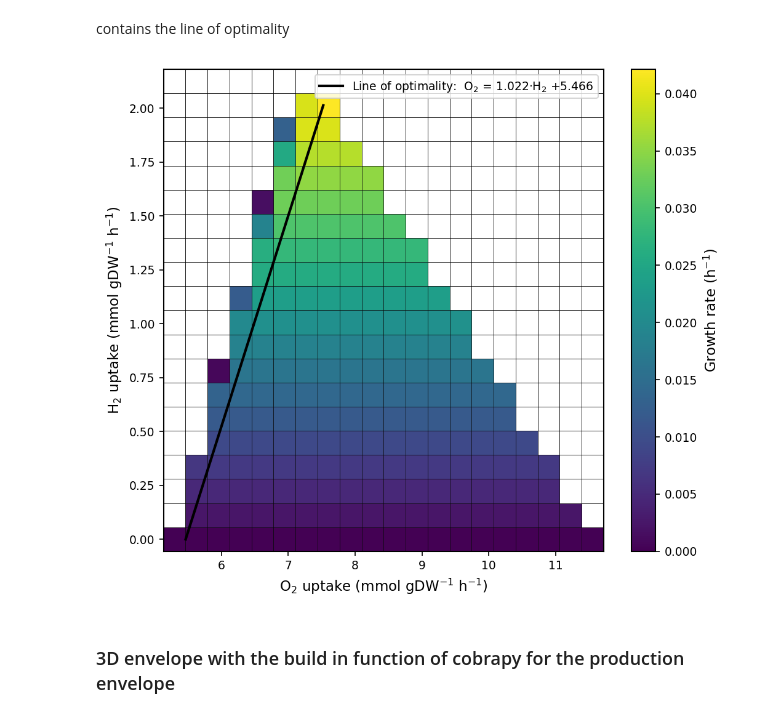
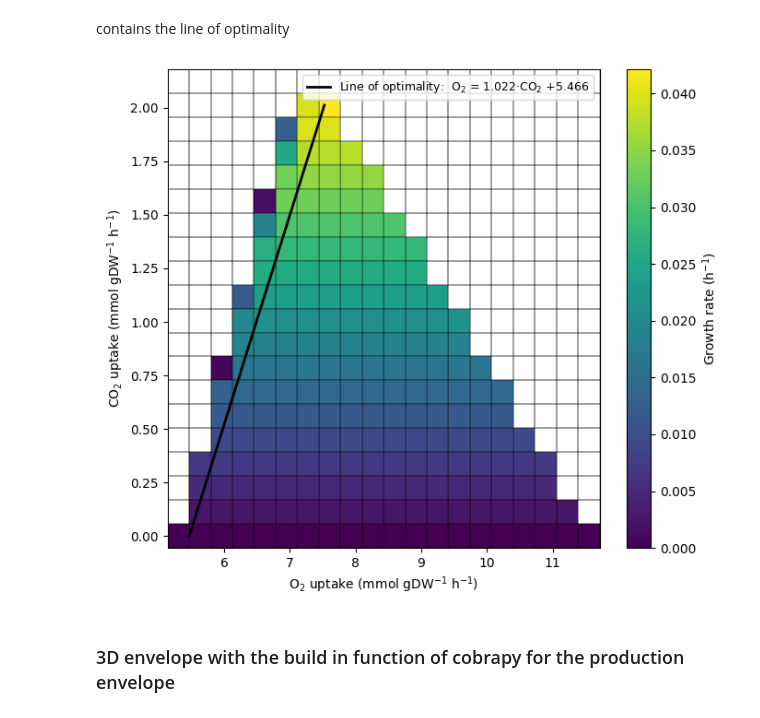
Before and after one commit to AzizBenA/iABA974_SoF1_GEM, a Jupyter notebook: Scripts/Model_manipulation.ipynb, the cells around one changed output. Saved outputs shown, nothing was run; the diff lists cells and outputs as text; code cells hidden in the pictures.

```diff
--- a/Scripts/Model_manipulation.ipynb
+++ b/Scripts/Model_manipulation.ipynb
@@ -1834,36 +1786,36 @@ opt_model.fit(x_opt.reshape(-1,1), y_opt)
 
 m_opt = float(opt_model.coef_[0])
 b_opt = float(opt_model.intercept_)
 
 # ----------------------------
 # Plot line of optimality
 # ----------------------------
 h2_line = np.linspace(x_opt.min(), x_opt.max(), 300)
 o2_line_opt = m_opt * h2_line + b_opt
 
 ax.plot(
     o2_line_opt,
     h2_line,
     color="black",
     linewidth=2,
-    label=f"Line of optimality:  O$_2$ = {m_opt:.3f}·H$_2$ {b_opt:+.3f}",
+    label=f"Line of optimality:  O$_2$ = {m_opt:.3f}·CO$_2$ {b_opt:+.3f}",
 )
 
 # ----------------------------
 # Colorbar and labels
 # ----------------------------
 cbar = fig.colorbar(mesh, ax=ax)
 cbar.set_label("Growth rate (h$^{-1}$)")
 
 ax.set_xlabel("O$_2$ uptake (mmol gDW$^{-1}$ h$^{-1}$)")
-ax.set_ylabel("H$_2$ uptake (mmol gDW$^{-1}$ h$^{-1}$)")
+ax.set_ylabel("CO$_2$ uptake (mmol gDW$^{-1}$ h$^{-1}$)")
 
 ax.legend(frameon=True,fontsize=9)
 
 plt.tight_layout()
 plt.show()
 # %% [output]
-[figure, old version]
+[figure, new version]
 # %% [markdown]
 ### 3D envelope with the build in function of cobrapy for the production envelope
 # %%
```
Also changed, not shown: parts of 16 cells of this notebook.
